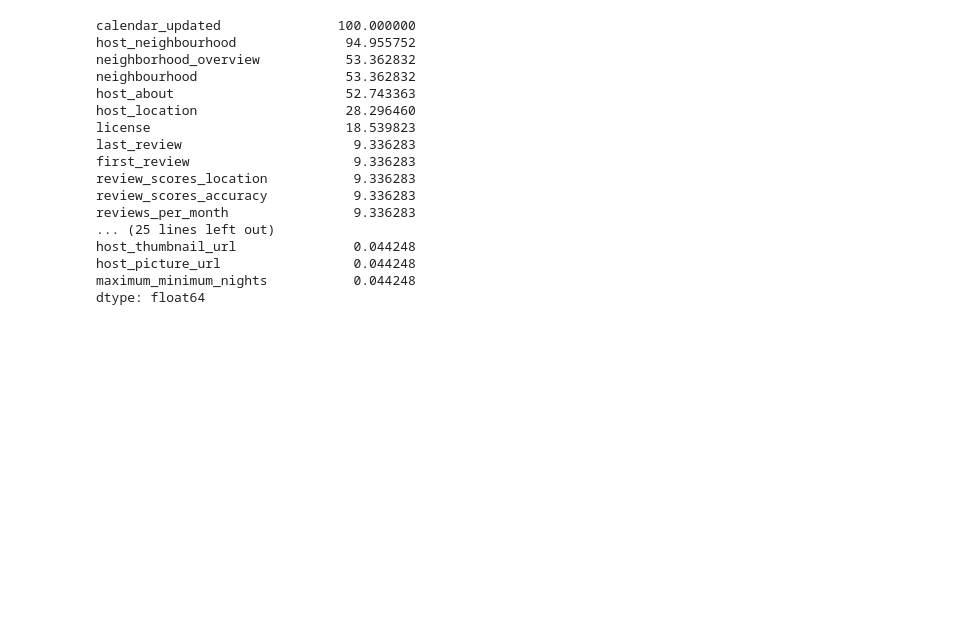
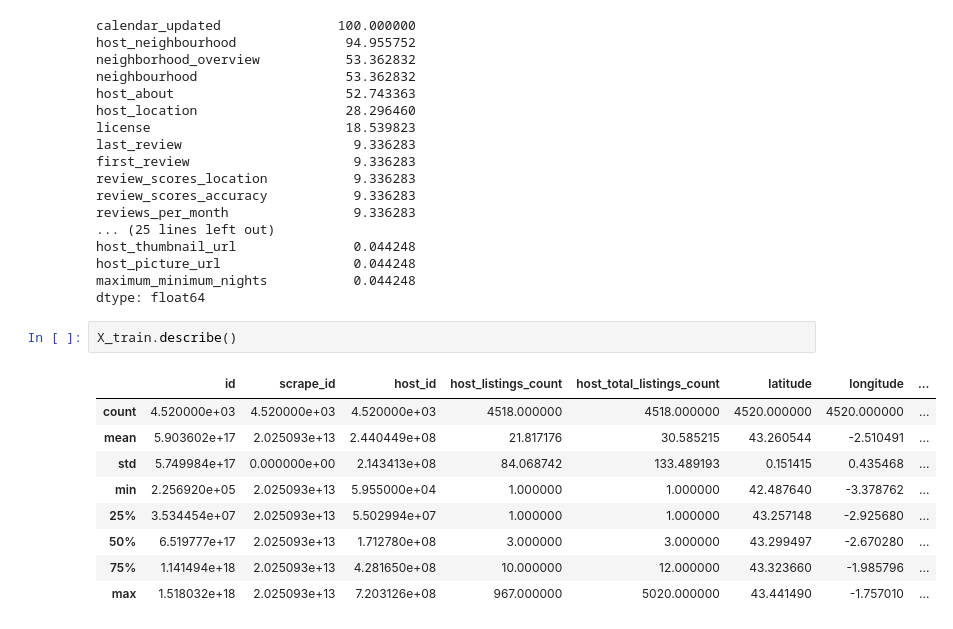
Before and after one commit to Batujan/Airbnb_Basque_Country_Price_Prediction, a Jupyter notebook: notebooks/01_data_exploration.ipynb, the cells around one changed output. Saved outputs shown, nothing was run; the diff lists cells and outputs as text; blank space fills up the shorter version.

```diff
--- a/notebooks/01_data_exploration.ipynb
+++ b/notebooks/01_data_exploration.ipynb
@@ -133,3 +133,15 @@ host_thumbnail_url               0.044248
 host_picture_url                 0.044248
 maximum_minimum_nights           0.044248
 dtype: float64
+# %%
+X_train.describe()
+# %% [output]
+|  | id | scrape_id | host_id | host_listings_count | host_total_listings_count | latitude | longitude | ... |
+| count | 4.520000e+03 | 4.520000e+03 | 4.520000e+03 | 4518.000000 | 4518.000000 | 4520.000000 | 4520.000000 | ... |
+| mean | 5.903602e+17 | 2.025093e+13 | 2.440449e+08 | 21.817176 | 30.585215 | 43.260544 | -2.510491 | ... |
+| std | 5.749984e+17 | 0.000000e+00 | 2.143413e+08 | 84.068742 | 133.489193 | 0.151415 | 0.435468 | ... |
+| min | 2.256920e+05 | 2.025093e+13 | 5.955000e+04 | 1.000000 | 1.000000 | 42.487640 | -3.378762 | ... |
+| 25% | 3.534454e+07 | 2.025093e+13 | 5.502994e+07 | 1.000000 | 1.000000 | 43.257148 | -2.925680 | ... |
+| 50% | 6.519777e+17 | 2.025093e+13 | 1.712780e+08 | 3.000000 | 3.000000 | 43.299497 | -2.670280 | ... |
+| 75% | 1.141494e+18 | 2.025093e+13 | 4.281650e+08 | 10.000000 | 12.000000 | 43.323660 | -1.985796 | ... |
+| max | 1.518032e+18 | 2.025093e+13 | 7.203126e+08 | 967.000000 | 5020.000000 | 43.441490 | -1.757010 | ... |
```
Also changed, not shown: parts of 3 cells of this notebook.
